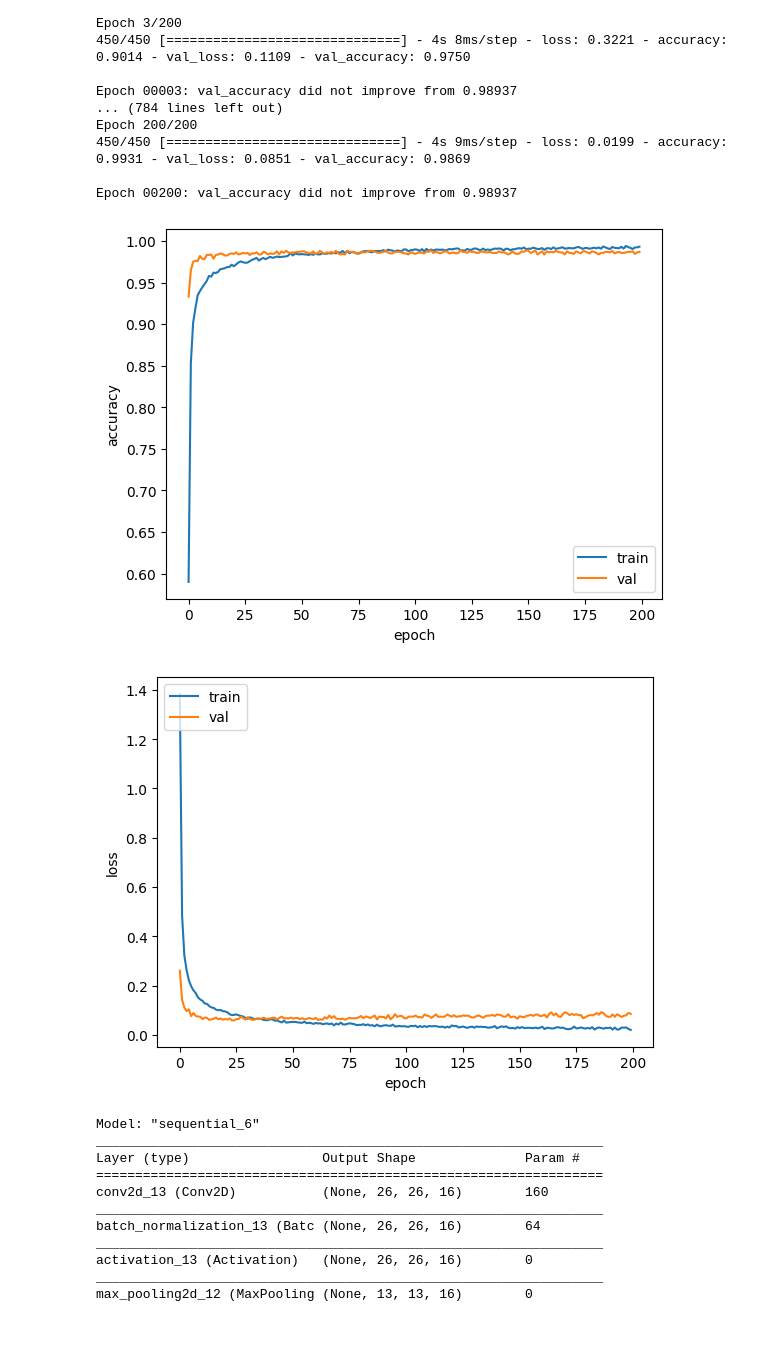
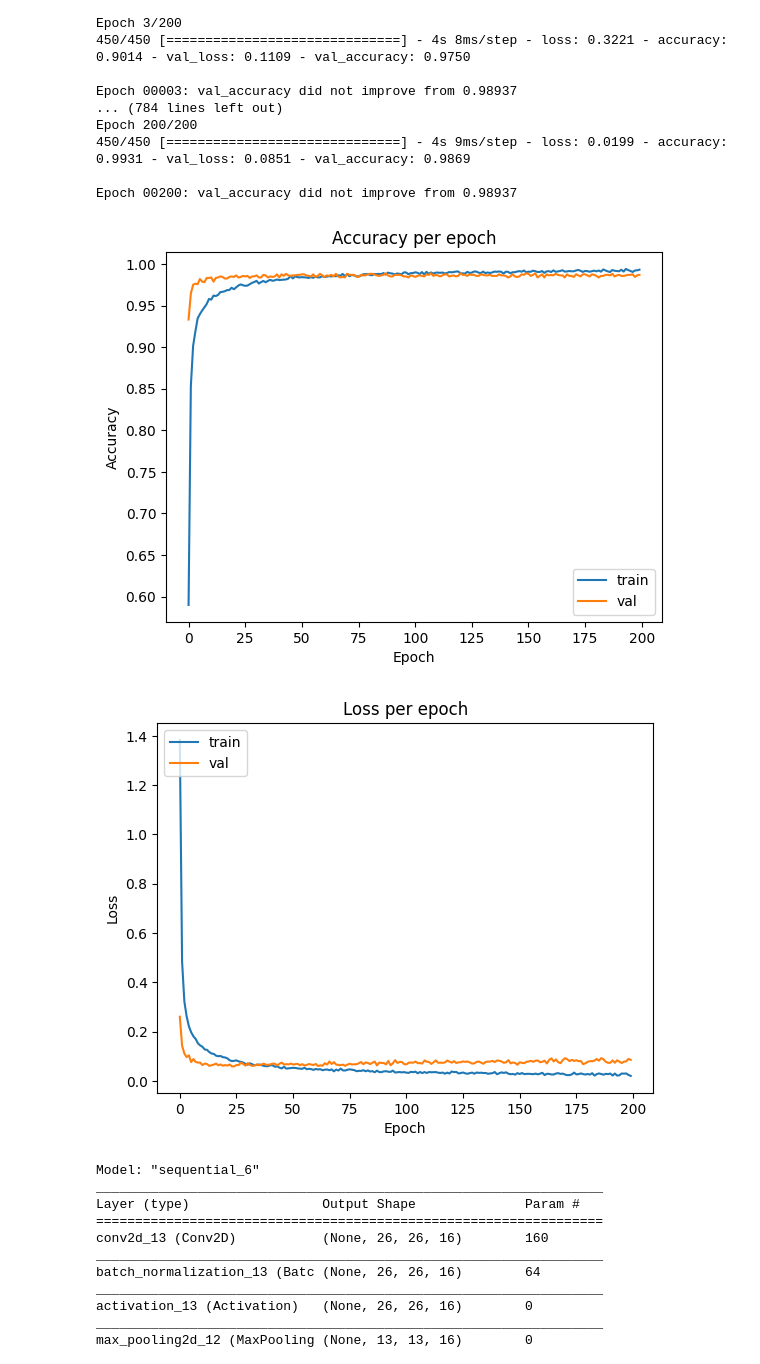
Before and after one commit to ericbrouwer0/MachineLearning-2022, a Jupyter notebook: cnn.ipynb, the cells around one changed output. Drawn from its saved outputs; the diff is of its cells as text; code cells hidden in the pictures; blank space fills up the shorter version.

Commit message:
cnn figures and best model

```diff
--- a/cnn.ipynb
+++ b/cnn.ipynb
@@ -322,15 +322,16 @@ Epoch 00200: val_accuracy did not improve from 0.98937
 # %%
 ax= plt.subplot()
 plt.plot(history.history['accuracy'])
 plt.plot(history.history['val_accuracy'])
 # plt.title('model accuracy')
 plt.ylabel('Accuracy')
 plt.xlabel('Epoch')
+plt.title('Accuracy per epoch')
 plt.legend(['train', 'val'], loc='lower right')
 # plt.show()
 plt.savefig('figures/cnn_accuracy.png')
 # %% [output]
-[figure, old version]
+[figure, new version]
 # %%
 ax = plt.subplot()
 plt.plot(history.history['loss'])
@@ -338,11 +339,12 @@ plt.plot(history.history['val_loss'])
 # plt.title('model loss')
 plt.ylabel('Loss')
 plt.xlabel('Epoch')
+plt.title('Loss per epoch')
 plt.legend(['train', 'val'], loc='upper left')
 # plt.show()
 plt.savefig('figures/cnn_loss.png')
 # %% [output]
-[figure, old version]
+[figure, new version]
 # %%
 model = tf.keras.models.load_model('saved_models/weights-087-0.0746.hdf5')
 model.summary()
```
Also changed, not shown: 3 other files.
